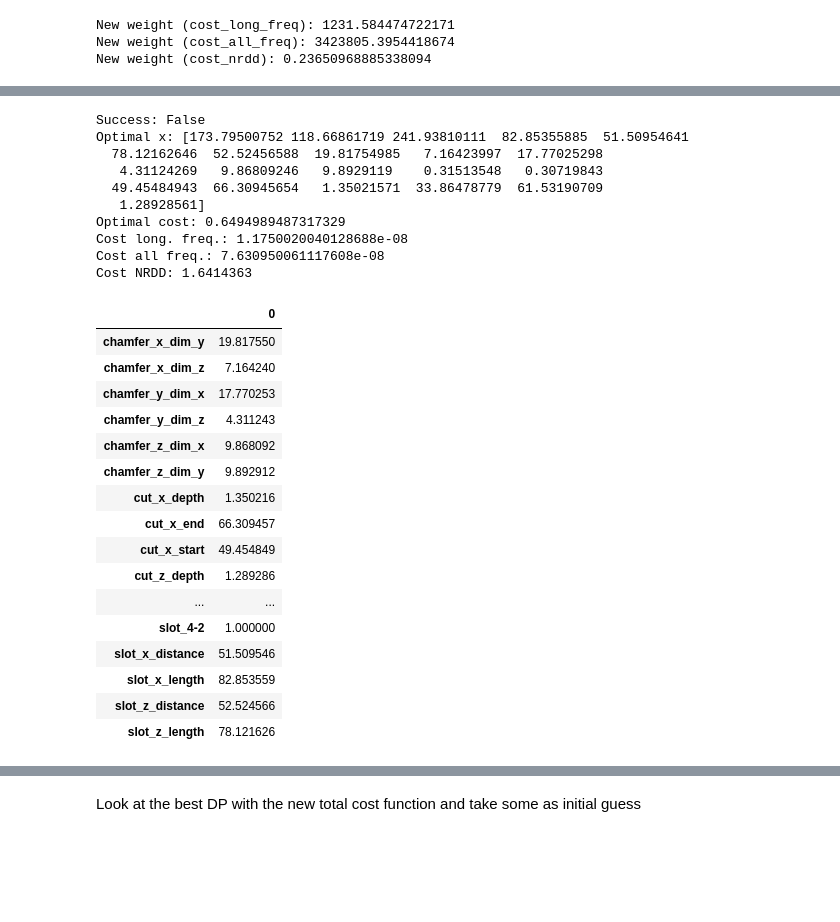
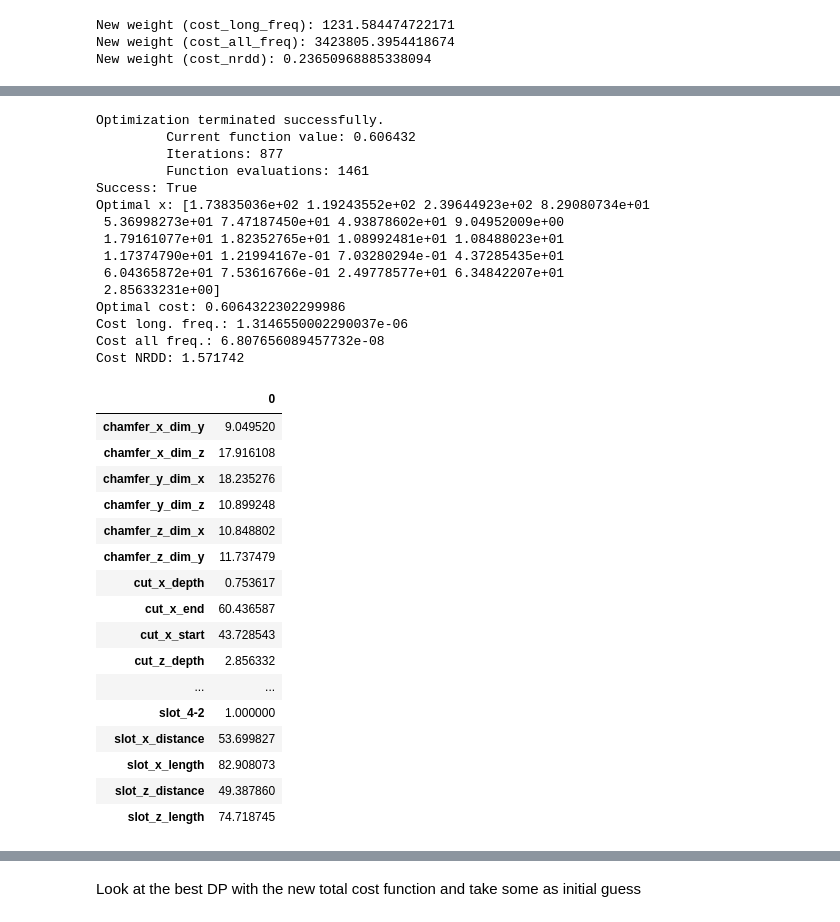
Before and after one commit to francoisbrouet/sep24_cds_int_us-welding, a Jupyter notebook: notebooks/7-optimization.ipynb, the cells around one changed output, grey strips where cells are left out. Cells and saved outputs as stored; diff of their text form; code cells hidden in the pictures; blank space fills up the shorter version.

```diff
--- a/notebooks/7-optimization.ipynb
+++ b/notebooks/7-optimization.ipynb
@@ -987,7 +996,8 @@ res_de = differential_evolution(
             args=(weights, 4, 2),  # constants
             bounds=var_bounds,
             maxiter=30,
-            polish=False
+            polish=False,
+            seed=55
         )
 xsol_de = res_de.x
 print('Success:', res_de.success)
@@ -1017,43 +1028,48 @@ res_denm = minimize(
             bounds=var_bounds,
             options={'disp': True, 'maxiter': 1000}
         )
-xvar_07 = res_denm.x
+xvar_08 = res_denm.x
 print('Success:', res_denm.success)
-print('Optimal x:', xvar_07)
+print('Optimal x:', xvar_08)
 print('Optimal cost:', res_denm.fun)
-print('Cost long. freq.:', f_cost_long_freq(xvar_07))
-print('Cost all freq.:', f_cost_all_freq_01(xvar_07))
-print('Cost NRDD:', f_cost_nrdd(xvar_07))
+print('Cost long. freq.:', f_cost_long_freq(xvar_08))
+print('Cost all freq.:', f_cost_all_freq_01(xvar_08))
+print('Cost NRDD:', f_cost_nrdd(xvar_08))
 # %% [output]
-Success: False
-Optimal x: [173.79500752 118.66861719 241.93810111  82.85355885  51.50954641
-  78.12162646  52.52456588  19.81754985   7.16423997  17.77025298
-   4.31124269   9.86809246   9.8929119    0.31513548   0.30719843
-  49.45484943  66.30945654   1.35021571  33.86478779  61.53190709
-   1.28928561]
-Optimal cost: 0.6494989487317329
-Cost long. freq.: 1.1750020040128688e-08
-Cost all freq.: 7.630950061117608e-08
-Cost NRDD: 1.6414363
+Optimization terminated successfully.
+         Current function value: 0.606432
+         Iterations: 877
+         Function evaluations: 1461
+Success: True
+Optimal x: [1.73835036e+02 1.19243552e+02 2.39644923e+02 8.29080734e+01
+ 5.36998273e+01 7.47187450e+01 4.93878602e+01 9.04952009e+00
+ 1.79161077e+01 1.82352765e+01 1.08992481e+01 1.08488023e+01
+ 1.17374790e+01 1.21994167e-01 7.03280294e-01 4.37285435e+01
+ 6.04365872e+01 7.53616766e-01 2.49778577e+01 6.34842207e+01
+ 2.85633231e+00]
+Optimal cost: 0.6064322302299986
+Cost long. freq.: 1.3146550002290037e-06
+Cost all freq.: 6.807656089457732e-08
+Cost NRDD: 1.571742
 # %%
-# Display the parameters for x_07, sorted alphabetically
-x_07 = f_xvar2x(xvar_07, 4, 2)
-pd.DataFrame(x_07, index=lst_cols).sort_index()
+# Display the parameters for x_08, sorted alphabetically
+x_08 = f_xvar2x(xvar_08, 4, 2)
+pd.DataFrame(x_08, index=lst_cols).sort_index()
 # %% [output]
 |  | 0 |
-| chamfer_x_dim_y | 19.817550 |
-| chamfer_x_dim_z | 7.164240 |
-| chamfer_y_dim_x | 17.770253 |
-| chamfer_y_dim_z | 4.311243 |
-| chamfer_z_dim_x | 9.868092 |
-| chamfer_z_dim_y | 9.892912 |
-| cut_x_depth | 1.350216 |
-| cut_x_end | 66.309457 |
-| cut_x_start | 49.454849 |
-| cut_z_depth | 1.289286 |
+| chamfer_x_dim_y | 9.049520 |
+| chamfer_x_dim_z | 17.916108 |
+| chamfer_y_dim_x | 18.235276 |
+| chamfer_y_dim_z | 10.899248 |
+| chamfer_z_dim_x | 10.848802 |
+| chamfer_z_dim_y | 11.737479 |
+| cut_x_depth | 0.753617 |
+| cut_x_end | 60.436587 |
+| cut_x_start | 43.728543 |
+| cut_z_depth | 2.856332 |
 | ... | ... |
 | slot_4-2 | 1.000000 |
-| slot_x_distance | 51.509546 |
-| slot_x_length | 82.853559 |
-| slot_z_distance | 52.524566 |
-| slot_z_length | 78.121626 |
+| slot_x_distance | 53.699827 |
+| slot_x_length | 82.908073 |
+| slot_z_distance | 49.387860 |
+| slot_z_length | 74.718745 |
```
Also changed, not shown: parts of 7 cells of this notebook, 3 other files.
